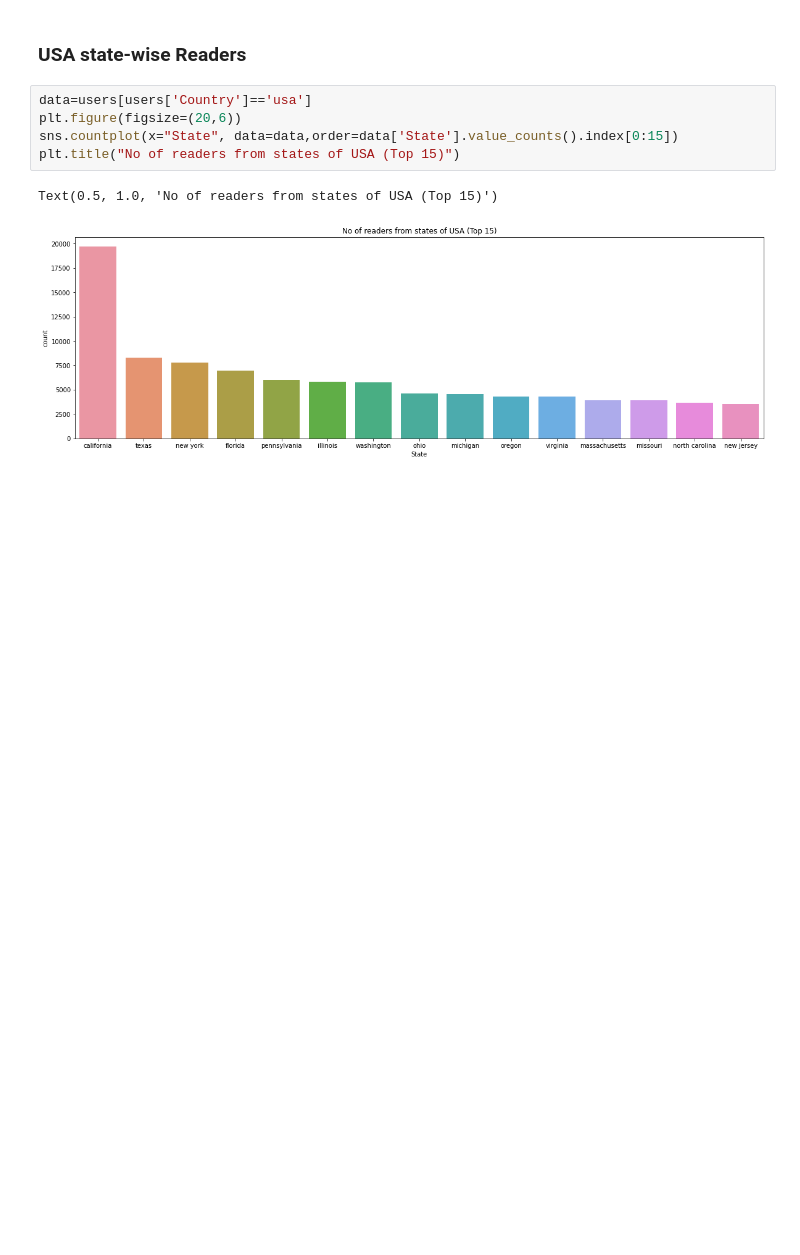
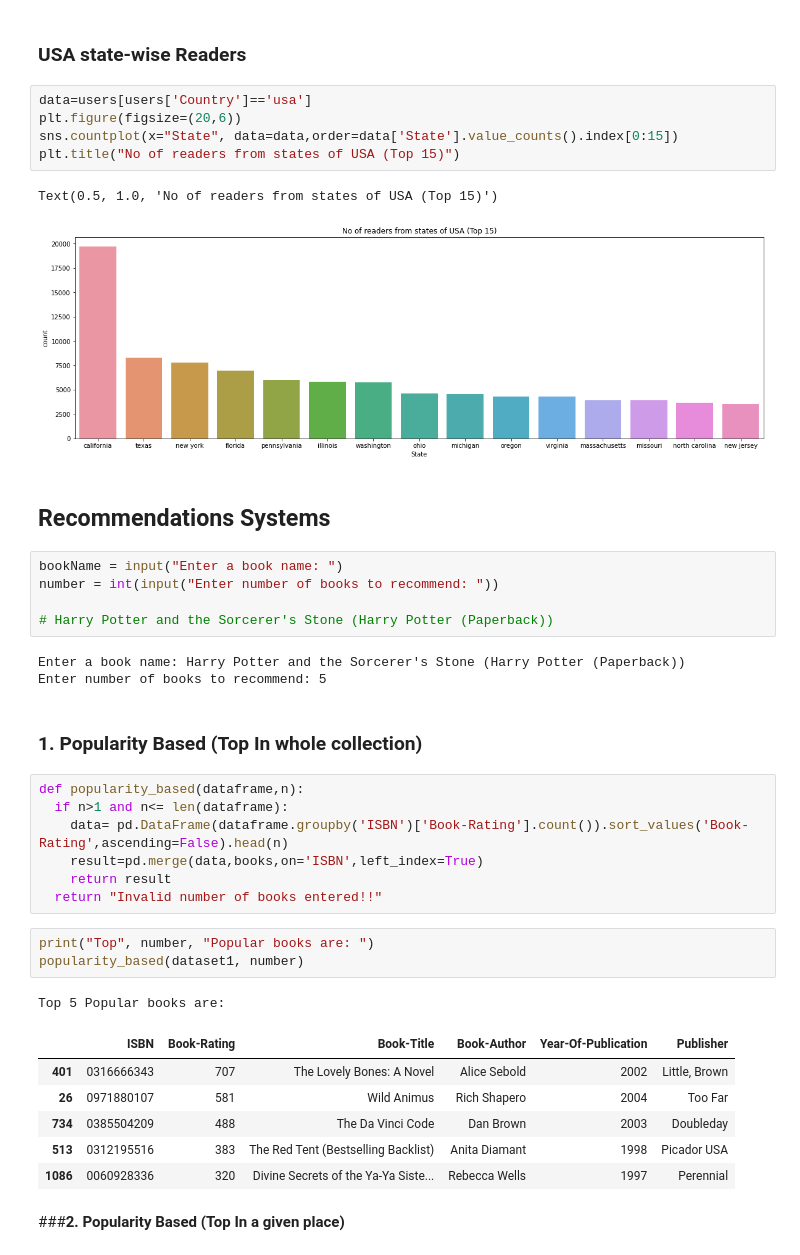
Before and after one commit to Vidhuran-Rajendran/Book-Recommendation-System, a Jupyter notebook: Book_Recommendation_System.ipynb, the cells around one changed output. Cells and saved outputs as stored; diff of their text form; blank space fills up the shorter version.

```diff
--- a/Book_Recommendation_System.ipynb
+++ b/Book_Recommendation_System.ipynb
@@ -669,3 +669,35 @@ plt.title("No of readers from states of USA (Top 15)")
 # %% [output]
 Text(0.5, 1.0, 'No of readers from states of USA (Top 15)')
 [figure]
+# %% [markdown]
+## **Recommendations Systems**
+# %%
+bookName = input("Enter a book name: ")
+number = int(input("Enter number of books to recommend: "))
+
+# Harry Potter and the Sorcerer's Stone (Harry Potter (Paperback))
+# %% [output]
+Enter a book name: Harry Potter and the Sorcerer's Stone (Harry Potter (Paperback))
+Enter number of books to recommend: 5
+# %% [markdown]
+### **1**. **Popularity Based (Top In whole collection)**
+# %%
+def popularity_based(dataframe,n):
+  if n>1 and n<= len(dataframe):
+    data= pd.DataFrame(dataframe.groupby('ISBN')['Book-Rating'].count()).sort_values('Book-Rating',ascending=False).head(n)
+    result=pd.merge(data,books,on='ISBN',left_index=True)
+    return result
+  return "Invalid number of books entered!!"
+# %%
+print("Top", number, "Popular books are: ")
+popularity_based(dataset1, number)
+# %% [output]
+Top 5 Popular books are:
+|  | ISBN | Book-Rating | Book-Title | Book-Author | Year-Of-Publication | Publisher |
+| 401 | 0316666343 | 707 | The Lovely Bones: A Novel | Alice Sebold | 2002 | Little, Brown |
+| 26 | 0971880107 | 581 | Wild Animus | Rich Shapero | 2004 | Too Far |
+| 734 | 0385504209 | 488 | The Da Vinci Code | Dan Brown | 2003 | Doubleday |
+| 513 | 0312195516 | 383 | The Red Tent (Bestselling Backlist) | Anita Diamant | 1998 | Picador USA |
+| 1086 | 0060928336 | 320 | Divine Secrets of the Ya-Ya Siste... | Rebecca Wells | 1997 | Perennial |
+# %% [markdown]
+###**2. Popularity Based (Top In a given place)**
```
Also changed, not shown: parts of 2 cells of this notebook.
